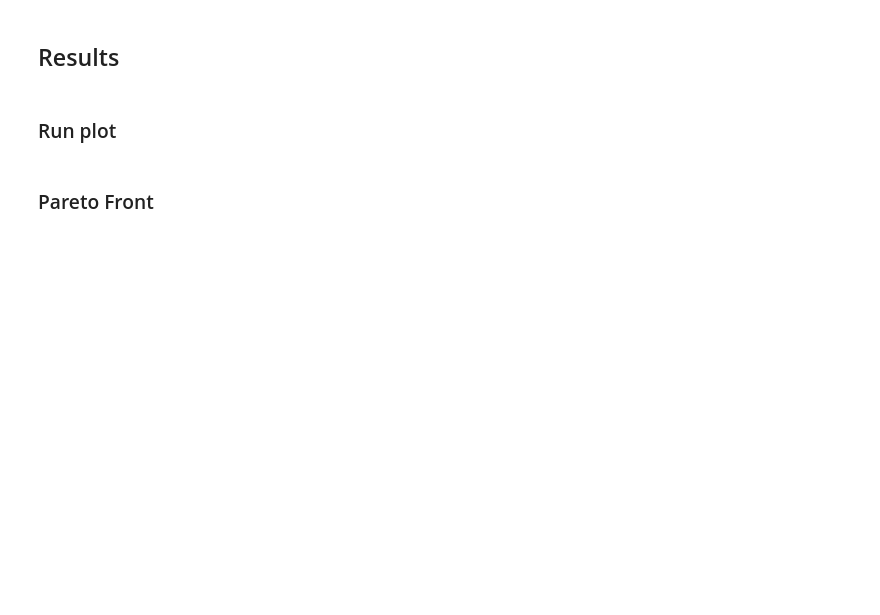
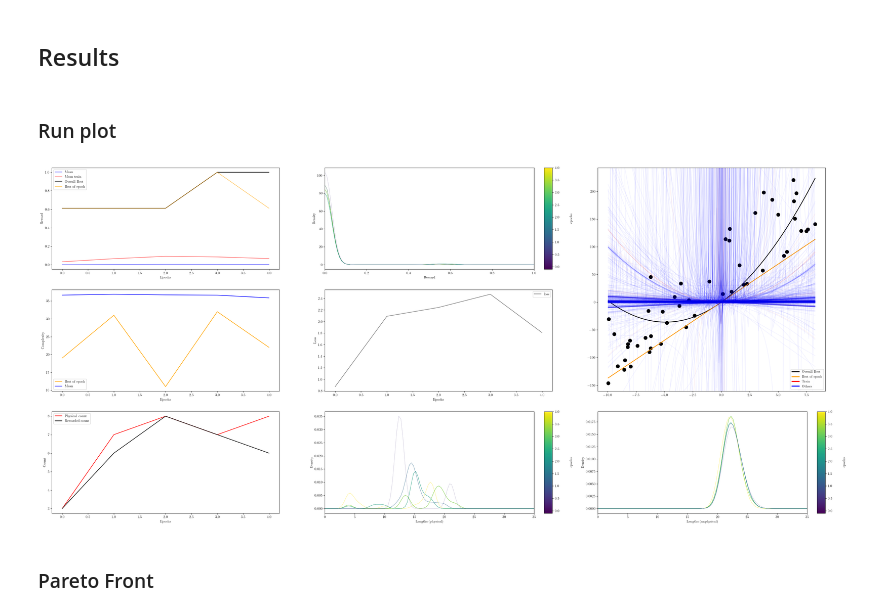
Before and after one commit to WassimTenachi/PhySO, a Jupyter notebook: Experiments-Wassim/demo21.ipynb, the cells around one changed output. Drawn from its saved outputs; the diff is of its cells as text; code cells hidden in the pictures; blank space fills up the shorter version.

```diff
--- a/Experiments-Wassim/demo21.ipynb
+++ b/Experiments-Wassim/demo21.ipynb
@@ -271,6 +280,10 @@ m⋅v_z⋅⎜─────────────── + ℯ ⎟
 ### Run plot
 # %%
 run_visualiser.make_visualisation()
+run_visualiser.save_visualisation()
+run_visualiser.save_data()
+# %% [output]
+[figure, added]
 # %% [markdown]
 ### Pareto Front
 # %%
```
Also changed, not shown: parts of 42 cells of this notebook, 41 other files.
